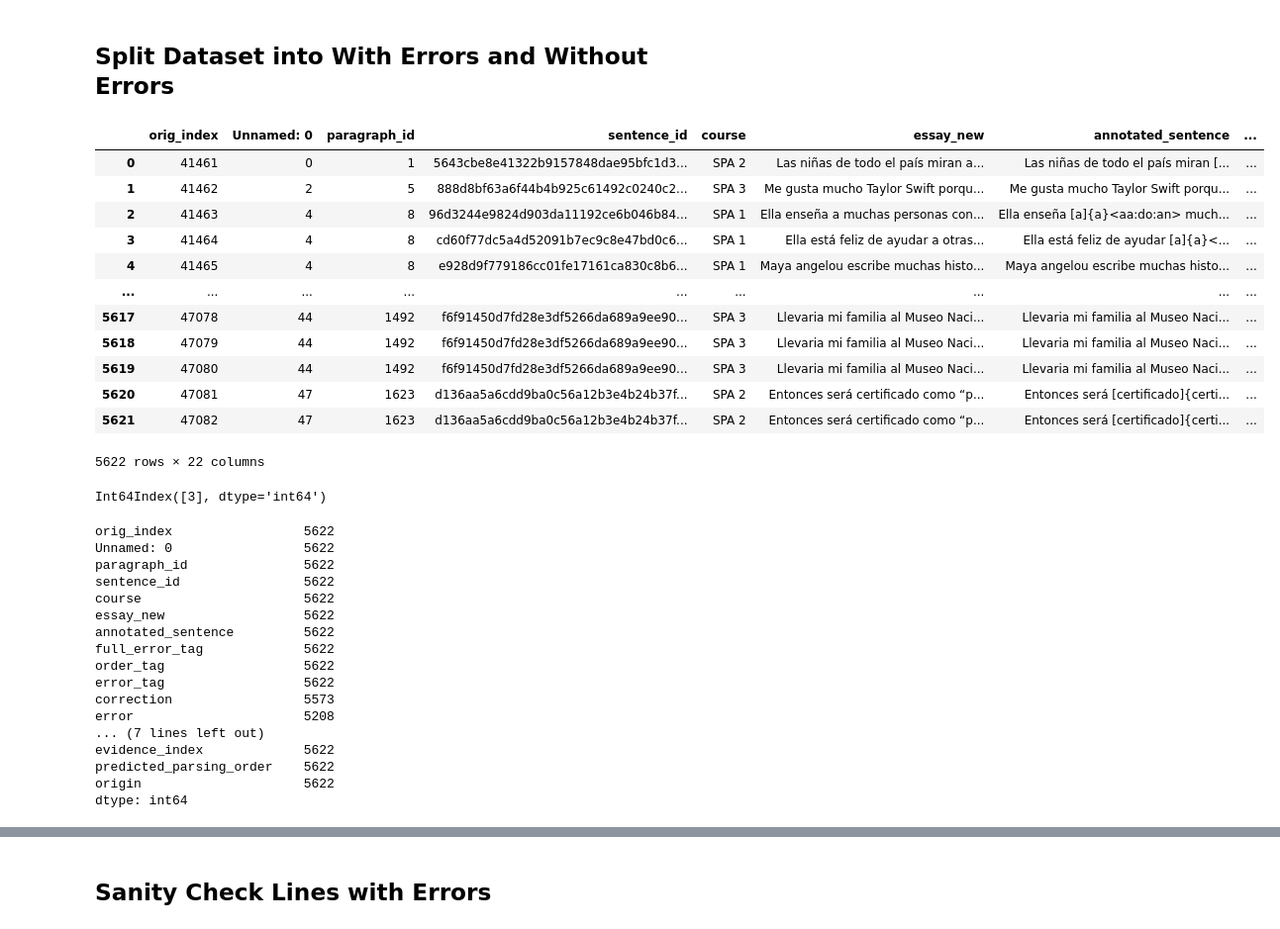
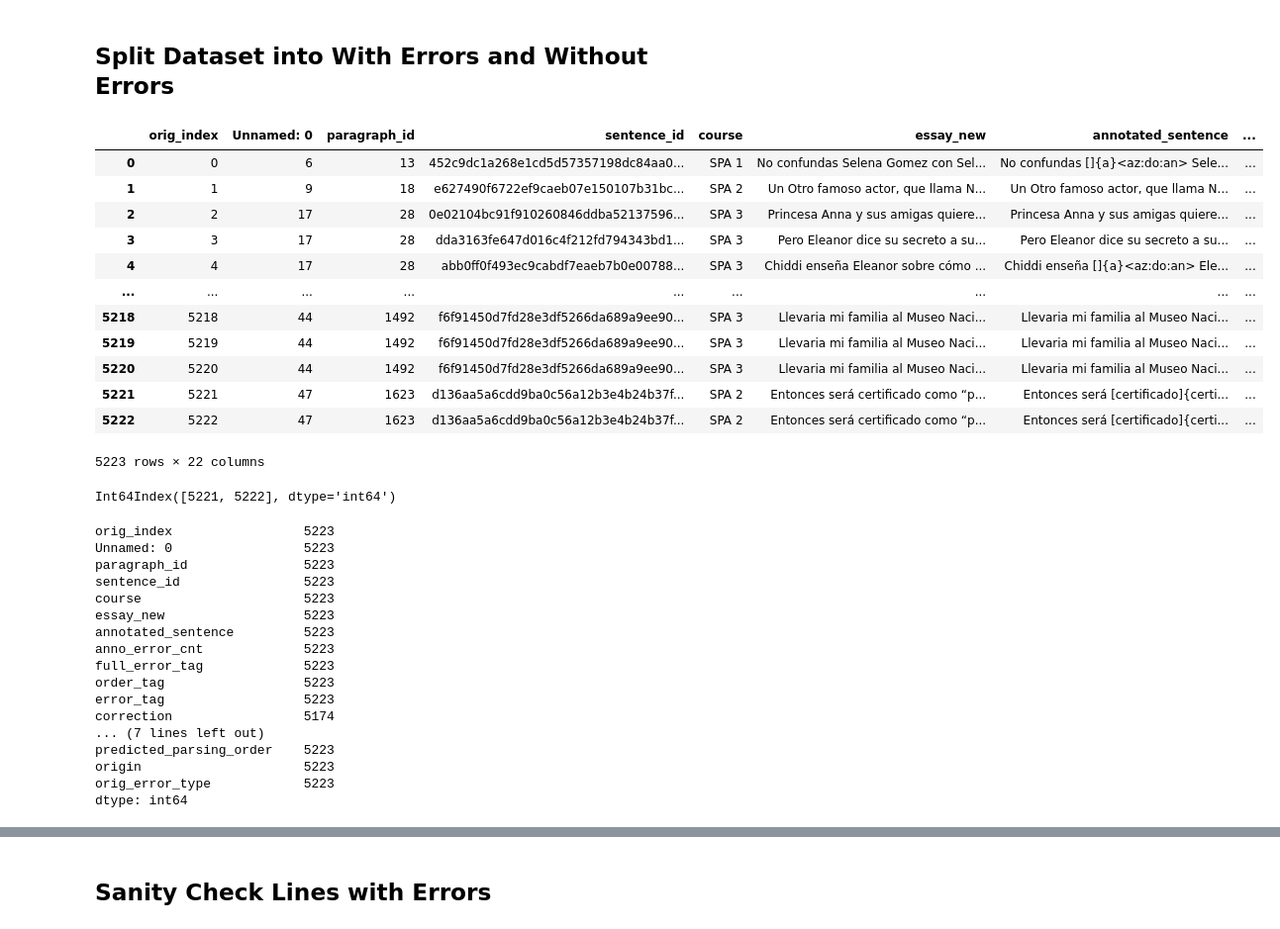
Before and after one commit to team-langbot/model_gec, a Jupyter notebook: gec_bert_data_prep.ipynb, the cells around one changed output, grey strips where cells are left out. Shown at 99% size. Saved outputs shown, nothing was run; the diff lists cells and outputs as text; code cells hidden in the pictures.

```diff
--- a/gec_bert_data_prep.ipynb
+++ b/gec_bert_data_prep.ipynb
@@ -119,9 +134,16 @@ def dep_parsing_tree(nlp, text, correction_index, verbosity=0):
 ## Sanity on Full Data
 # %%
 def load():
-    converters = {'correction_index': pd.eval, 'source': pd.eval, 'target': pd.eval}
     # Converters not working
-    df = pd.read_csv(args.PROCESSED_DATA_FOLDER + "/final_dataset.csv", index_col=None, header=0)
+    df = pd.read_csv(args.PROCESSED_DATA_FOLDER + "/final.csv", index_col=None, header=0)
+    # The srouce, target and correction_index cols are loaded as string version of lists. Convert them to actual lists.
+    df.source = df.apply(lambda row: eval(row.source), axis=1)
+    df.target = df.apply(lambda row: eval(row.target), axis=1)
+    df.correction_index = df.apply(lambda row: eval(row.correction_index), axis=1)
+
+    df['evidence_index'] = np.empty((len(df), 0)).tolist()
+    df['predicted_parsing_order'] = ""
+    df['origin'] = 'A'
     return df
 
 df = load()
@@ -216,51 +217,53 @@ df.sample(n=5)
 # %%
 # Split dataset into two dataframes one with errors and one without
 df_no_errors = df.query('error_type == "None"').copy()
 df_no_errors.reset_index(inplace=True)
 df_no_errors.rename(columns={'index': "orig_index"}, inplace=True)
 df_errors = df.query('error_type != "None"').copy()
+df_errors['orig_error_type'] = df_errors['error_type']
+
 df_errors.reset_index(inplace=True)
 df_errors.rename(columns={'index': "orig_index"}, inplace=True)
 df_errors
 # %% [output]
 |  | orig_index | Unnamed: 0 | paragraph_id | sentence_id | course | essay_new | annotated_sentence | ... |
-| 0 | 41461 | 0 | 1 | 5643cbe8e41322b9157848dae95bfc1d3... | SPA 2 | Las niñas de todo el país miran a... | Las niñas de todo el país miran [... | ... |
-| 1 | 41462 | 2 | 5 | 888d8bf63a6f44b4b925c61492c0240c2... | SPA 3 | Me gusta mucho Taylor Swift porqu... | Me gusta mucho Taylor Swift porqu... | ... |
-| 2 | 41463 | 4 | 8 | 96d3244e9824d903da11192ce6b046b84... | SPA 1 | Ella enseña a muchas personas con... | Ella enseña [a]{a}<aa:do:an> much... | ... |
-| 3 | 41464 | 4 | 8 | cd60f77dc5a4d52091b7ec9c8e47bd0c6... | SPA 1 | Ella está feliz de ayudar a otras... | Ella está feliz de ayudar [a]{a}<... | ... |
-| 4 | 41465 | 4 | 8 | e928d9f779186cc01fe17161ca830c8b6... | SPA 1 | Maya angelou escribe muchas histo... | Maya angelou escribe muchas histo... | ... |
+| 0 | 0 | 6 | 13 | 452c9dc1a268e1cd5d57357198dc84aa0... | SPA 1 | No confundas Selena Gomez con Sel... | No confundas []{a}<az:do:an> Sele... | ... |
+| 1 | 1 | 9 | 18 | e627490f6722ef9caeb07e150107b31bc... | SPA 2 | Un Otro famoso actor, que llama N... | Un Otro famoso actor, que llama N... | ... |
+| 2 | 2 | 17 | 28 | 0e02104bc91f910260846ddba52137596... | SPA 3 | Princesa Anna y sus amigas quiere... | Princesa Anna y sus amigas quiere... | ... |
+| 3 | 3 | 17 | 28 | dda3163fe647d016c4f212fd794343bd1... | SPA 3 | Pero Eleanor dice su secreto a su... | Pero Eleanor dice su secreto a su... | ... |
+| 4 | 4 | 17 | 28 | abb0ff0f493ec9cabdf7eaeb7b0e00788... | SPA 3 | Chiddi enseña Eleanor sobre cómo ... | Chiddi enseña []{a}<az:do:an> Ele... | ... |
 | ... | ... | ... | ... | ... | ... | ... | ... | ... |
-| 5617 | 47078 | 44 | 1492 | f6f91450d7fd28e3df5266da689a9ee90... | SPA 3 | Llevaria mi familia al Museo Naci... | Llevaria mi familia al Museo Naci... | ... |
-| 5618 | 47079 | 44 | 1492 | f6f91450d7fd28e3df5266da689a9ee90... | SPA 3 | Llevaria mi familia al Museo Naci... | Llevaria mi familia al Museo Naci... | ... |
-| 5619 | 47080 | 44 | 1492 | f6f91450d7fd28e3df5266da689a9ee90... | SPA 3 | Llevaria mi familia al Museo Naci... | Llevaria mi familia al Museo Naci... | ... |
-| 5620 | 47081 | 47 | 1623 | d136aa5a6cdd9ba0c56a12b3e4b24b37f... | SPA 2 | Entonces será certificado como “p... | Entonces será [certificado]{certi... | ... |
-| 5621 | 47082 | 47 | 1623 | d136aa5a6cdd9ba0c56a12b3e4b24b37f... | SPA 2 | Entonces será certificado como “p... | Entonces será [certificado]{certi... | ... |
+| 5218 | 5218 | 44 | 1492 | f6f91450d7fd28e3df5266da689a9ee90... | SPA 3 | Llevaria mi familia al Museo Naci... | Llevaria mi familia al Museo Naci... | ... |
+| 5219 | 5219 | 44 | 1492 | f6f91450d7fd28e3df5266da689a9ee90... | SPA 3 | Llevaria mi familia al Museo Naci... | Llevaria mi familia al Museo Naci... | ... |
+| 5220 | 5220 | 44 | 1492 | f6f91450d7fd28e3df5266da689a9ee90... | SPA 3 | Llevaria mi familia al Museo Naci... | Llevaria mi familia al Museo Naci... | ... |
+| 5221 | 5221 | 47 | 1623 | d136aa5a6cdd9ba0c56a12b3e4b24b37f... | SPA 2 | Entonces será certificado como “p... | Entonces será [certificado]{certi... | ... |
+| 5222 | 5222 | 47 | 1623 | d136aa5a6cdd9ba0c56a12b3e4b24b37f... | SPA 2 | Entonces será certificado como “p... | Entonces será [certificado]{certi... | ... |
-5622 rows × 22 columns
+5223 rows × 22 columns
 # %%
 df_errors.to_csv(args.PROCESSED_DATA_FOLDER + "/final_with_errors.csv", index=False)
 # %%
-df_errors.index[(df_errors.essay_new == 'Ella está feliz de ayudar a otras personas.')]
+df_errors.index[(df_errors.essay_new == 'Entonces será certificado como “perfecto".')]
 # %% [output]
-Int64Index([3], dtype='int64')
+Int64Index([5221, 5222], dtype='int64')
 # %%
 df_errors[df_errors.notnull()].count()
 # %% [output]
-orig_index                 5622
-Unnamed: 0                 5622
-paragraph_id               5622
-sentence_id                5622
-course                     5622
-essay_new                  5622
-annotated_sentence         5622
-full_error_tag             5622
-order_tag                  5622
-error_tag                  5622
-correction                 5573
-error                      5208
+orig_index                 5223
+Unnamed: 0                 5223
+paragraph_id               5223
+sentence_id                5223
+course                     5223
+essay_new                  5223
+annotated_sentence         5223
+anno_error_cnt             5223
+full_error_tag             5223
+order_tag                  5223
+error_tag                  5223
+correction                 5174
 ... (7 lines left out)
-evidence_index             5622
-predicted_parsing_order    5622
-origin                     5622
+predicted_parsing_order    5223
+origin                     5223
+orig_error_type            5223
 dtype: int64
 # %%
 df_no_errors[df_no_errors.notnull()].count()
```
Also changed, not shown: parts of 28 cells of this notebook, 17 other files.
